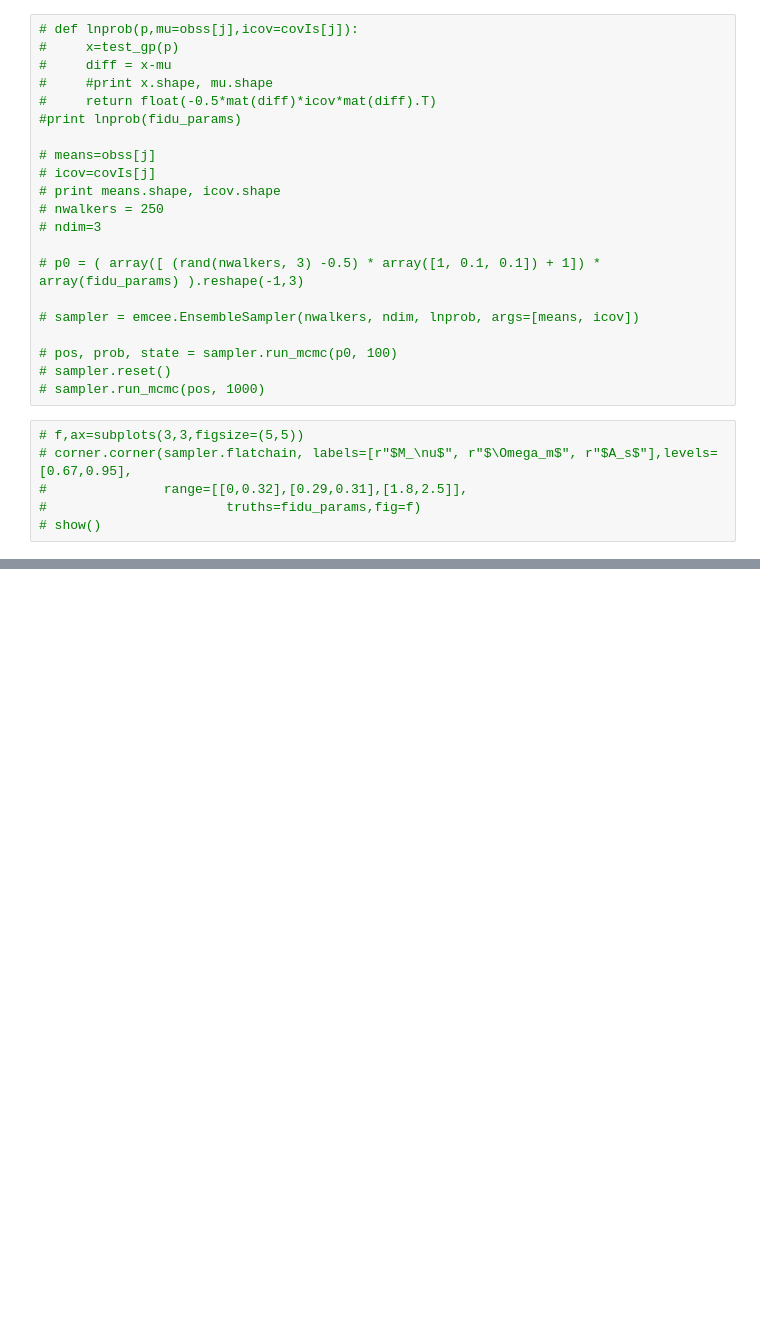
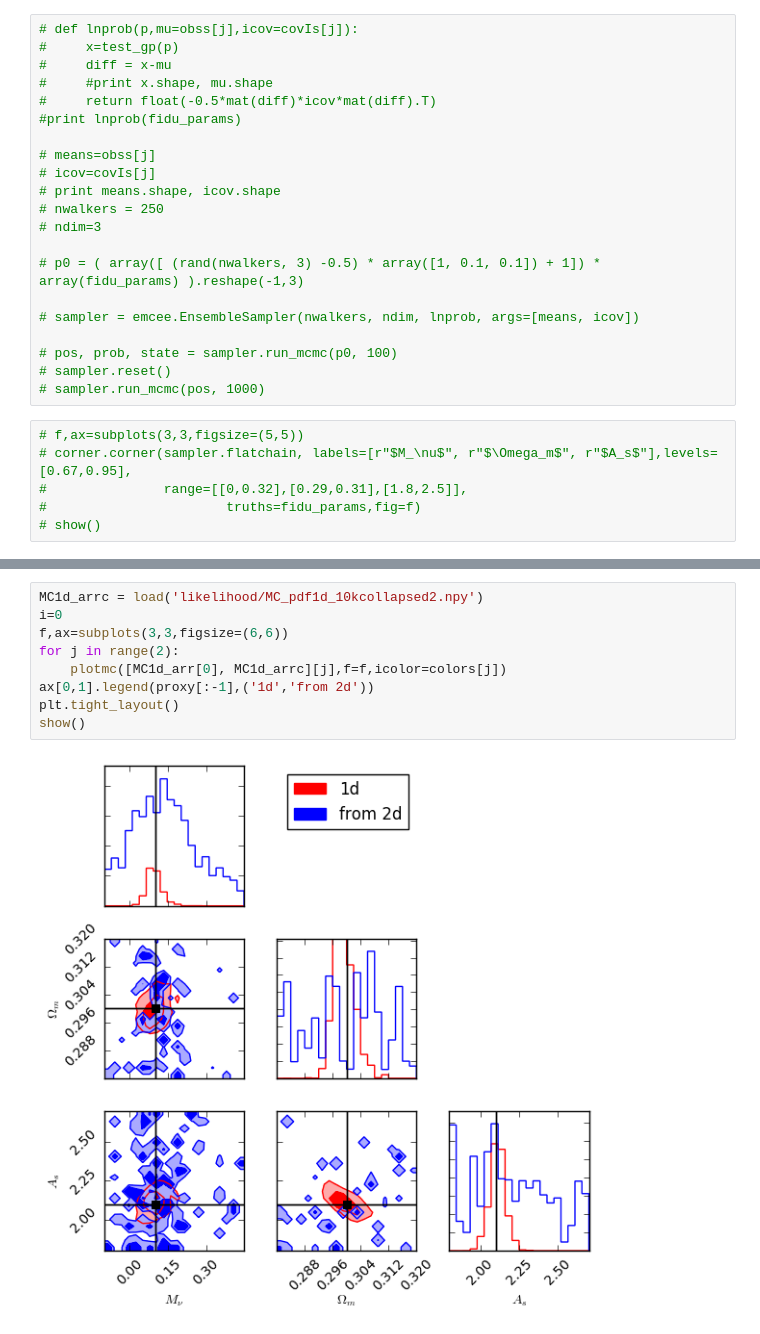
Before and after one commit to liuxx479/PDFs, a Jupyter notebook: likelihood.ipynb, the cells around one changed output, grey strips where cells are left out. Cells and saved outputs as stored; diff of their text form; blank space fills up the shorter version.

```diff
--- a/likelihood.ipynb
+++ b/likelihood.ipynb
@@ -433,0 +453,11 @@ MC1d_arr[0].shape
+# %%
+MC1d_arrc = load('likelihood/MC_pdf1d_10kcollapsed2.npy')
+i=0
+f,ax=subplots(3,3,figsize=(6,6))
+for j in range(2):
+    plotmc([MC1d_arr[0], MC1d_arrc][j],f=f,icolor=colors[j])
+ax[0,1].legend(proxy[:-1],('1d','from 2d'))
+plt.tight_layout()
+show()
+# %% [output]
+[figure, added]
```
Also changed, not shown: parts of 18 cells of this notebook.
